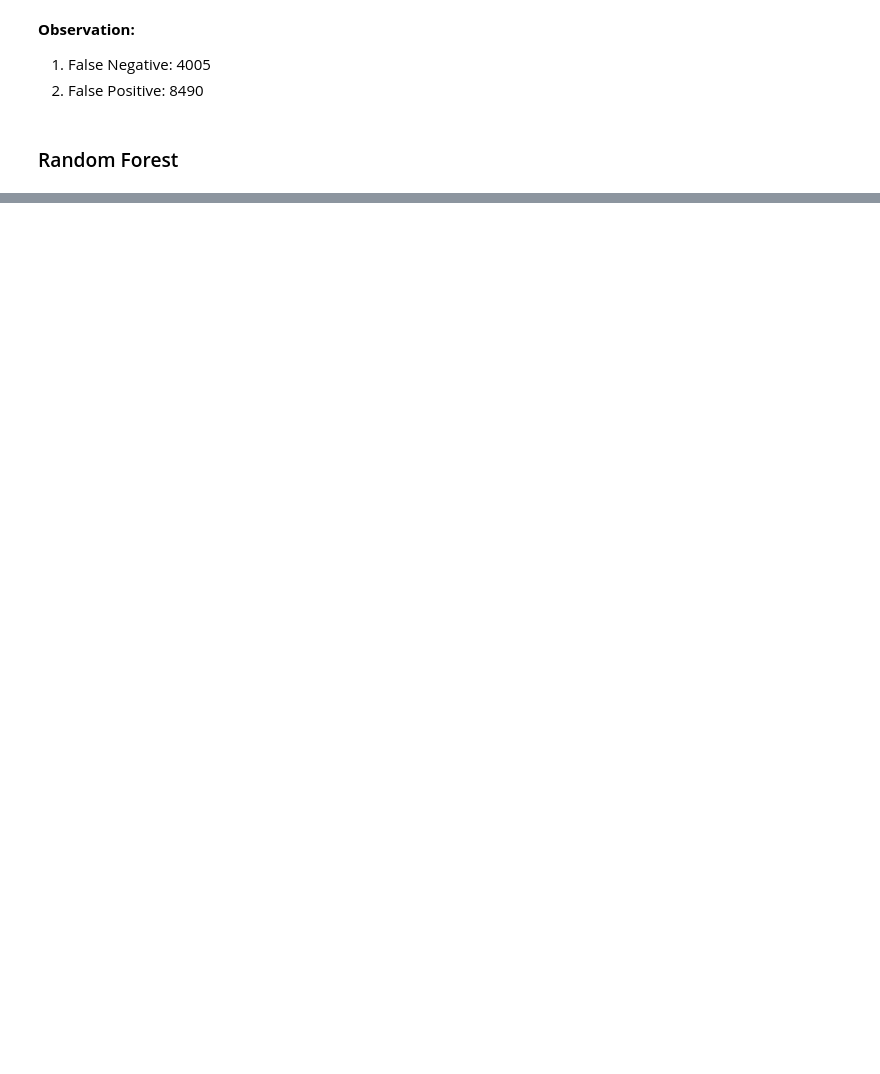
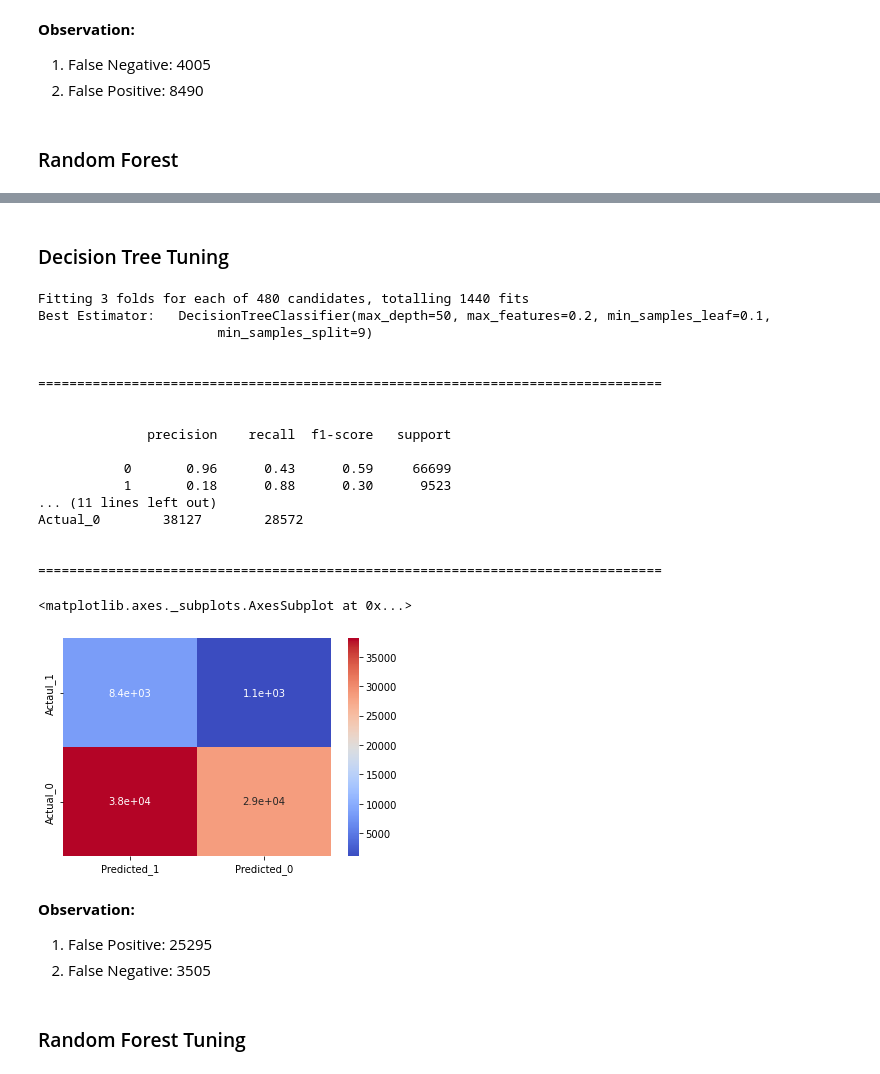
Before and after one commit to anupstar100/Google-Play-Store-App-Review-EDA-, a Jupyter notebook: SML_Capstone_Project_HEALTH_INSURANCE_CROSS_SELL_PREDICTION.ipynb, the cells around one changed output, grey strips where cells are left out. Saved outputs shown, nothing was run; the diff lists cells and outputs as text; code cells hidden in the pictures; blank space fills up the shorter version.

```diff
--- a/SML_Capstone_Project_HEALTH_INSURANCE_CROSS_SELL_PREDICTION.ipynb
+++ b/SML_Capstone_Project_HEALTH_INSURANCE_CROSS_SELL_PREDICTION.ipynb
@@ -764,0 +939,77 @@ Actual_0         8490        58209
+# %% [markdown]
+### Decision Tree Tuning
+# %%
+# SETTING PARAMETERS
+tree_param = {
+    'max_depth' : [None, 4, 9, 15, 20, 50],
+    'min_samples_leaf' : [1, 4, 0.1, 2, 10],
+    'max_features' : [None, 0.2, 0.8, 2.0],
+    "min_samples_split": [2, 9, 15, 25]
+}
+
+# BUILDING MODEL
+tree_tuned = GridSearchCV(estimator = tree,
+                          param_grid = tree_param, cv = 3,
+                          n_jobs = -1, verbose = 1, scoring = 'recall')
+
+# TRAINING OUR DATA
+tree_tuned.fit(X_train_sm, y_train_sm)
+
+# GETTING BEST ESTIMATOR
+tree_tuned_best = tree_tuned.best_estimator_
+print('Best Estimator:  ', tree_tuned_best)
+print('\n')
+print('=' * 80)
+
+# PEDICTING THE TEST DATA USING BEST ESTIMATOR
+y_pred_tree_tuned = tree_tuned_best.predict(X_test)
+
+# PERFORMANCE SCORE
+accuracy_tree_tuned = accuracy_score(y_test, y_pred_tree_tuned)
+precision_tree_tuned = precision_score(y_test, y_pred_tree_tuned)
+recall_tree_tuned = recall_score(y_test, y_pred_tree_tuned)
+f1_tree_tuned = f1_score(y_test,y_pred_tree_tuned)
+
+# CLASSIFICATION REPORT
+print('\n')
+print(classification_report(y_test, y_pred_tree_tuned))
+print('\n')
+print('=' * 80)
+
+# CONFUSION MATRIX
+smote_df_tree_tuned = pd.DataFrame(data = confusion_matrix(y_test, y_pred_tree_tuned, labels = [1, 0]),
+                                  index = ['Actaul_1', 'Actual_0'],
+                                  columns = ['Predicted_1', 'Predicted_0'])
+print('\n', smote_df_tree_tuned)
+print('\n')
+print('=' * 80)
+
+# PLOTTING
+print('\n')
+sns.heatmap(smote_df_tree_tuned, annot = True, cmap = 'coolwarm')
+# %% [output]
+Fitting 3 folds for each of 480 candidates, totalling 1440 fits
+Best Estimator:   DecisionTreeClassifier(max_depth=50, max_features=0.2, min_samples_leaf=0.1,
+                       min_samples_split=9)
+
+
+================================================================================
+
+
+              precision    recall  f1-score   support
+
+           0       0.96      0.43      0.59     66699
+           1       0.18      0.88      0.30      9523
+... (11 lines left out)
+Actual_0        38127        28572
+
+
+================================================================================
+<matplotlib.axes._subplots.AxesSubplot at 0x...>
+[figure, added]
+# %% [markdown]
+**Observation:**
+1. False Positive: 25295
+2. False Negative: 3505
+# %% [markdown]
+### Random Forest Tuning
```
Also changed, not shown: parts of 28 cells of this notebook.
